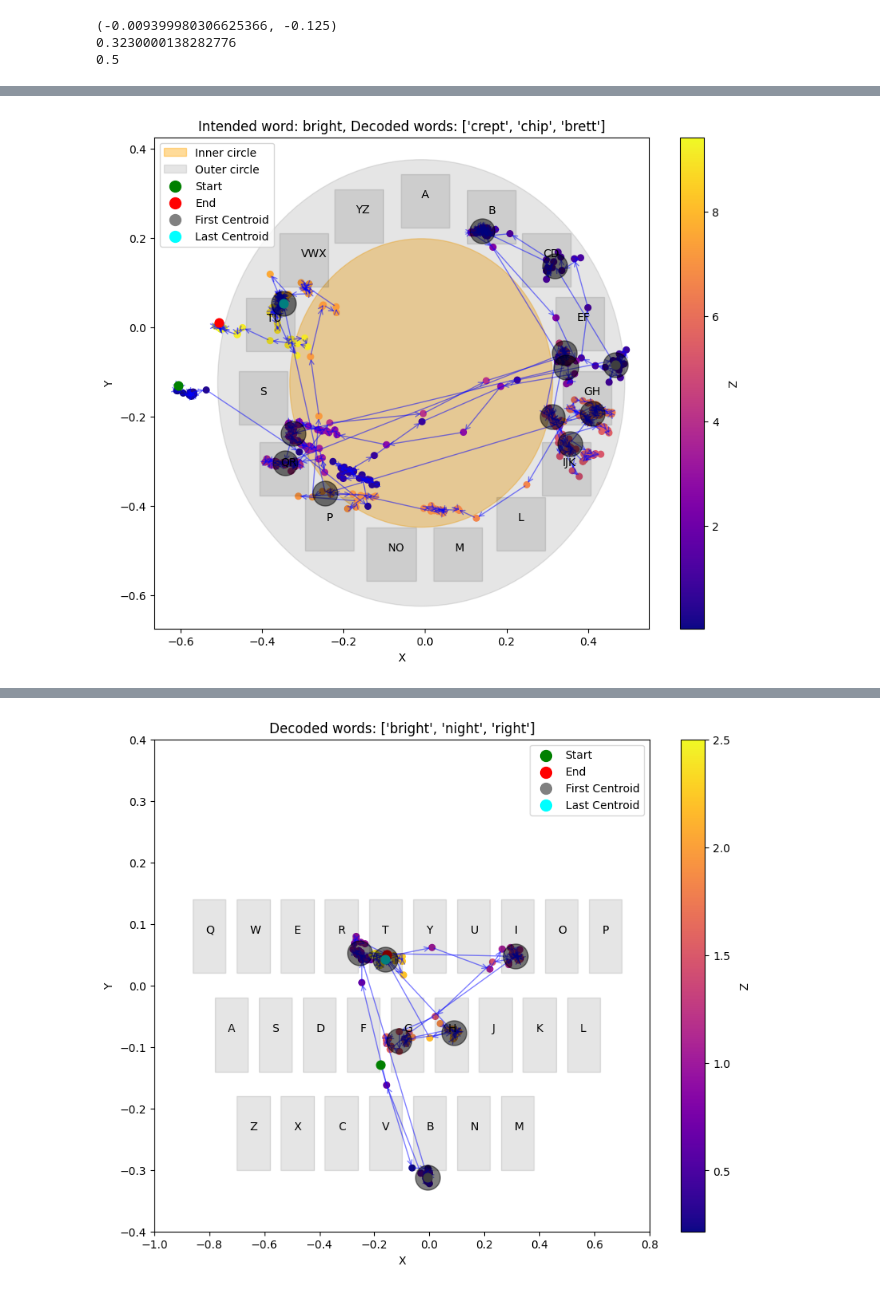
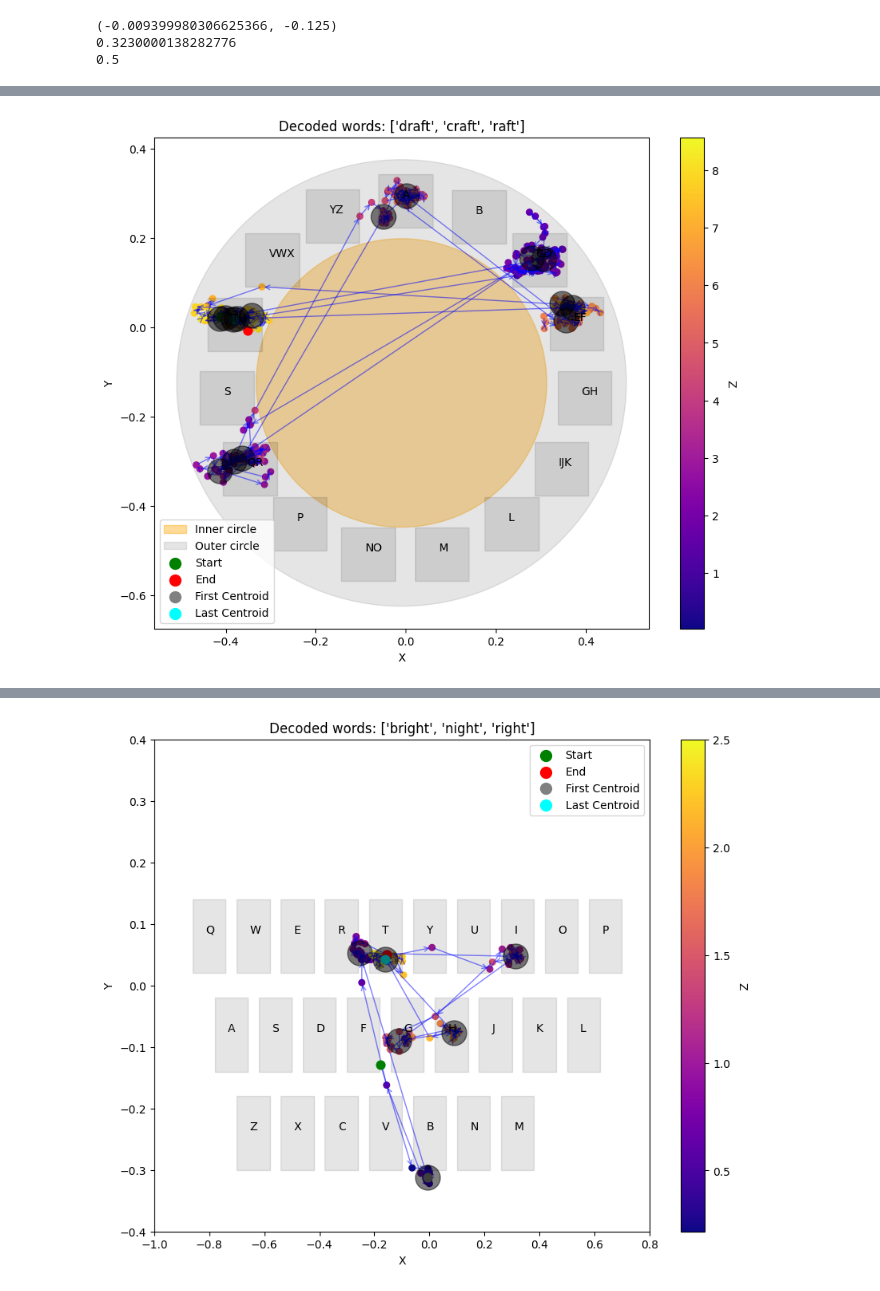
Before and after one commit to JoaoLucasMBC/swEYEpe-decoder, a Jupyter notebook: vis/visualizations.ipynb, the cells around one changed output, grey strips where cells are left out. Cells and saved outputs as stored; diff of their text form; code cells hidden in the pictures.

```diff
--- a/vis/visualizations.ipynb
+++ b/vis/visualizations.ipynb
@@ -364,3 +472,5 @@ def timeseries_scatter_plot(df, ax=None, scatter_kwargs={}, line_kwargs={},
+# %%
+all_words, centroids, key_positions_df, gaze_paths, top_words = ProcessEyeData("../eyeData/using for demo/eyeTracking2024-10-09 14-03-55.txt")
 # %%
 gaze_paths, top_words = GetGazePathsFromFile("../eyeData/using for demo/eyeTracking2024-10-09 14-03-55.txt")
 
@@ -410,11 +520,11 @@ with open("circleLayout.txt", "r") as f:
 # %%
 show_keys = True
 show_key_points = False
-i = 60
+i = 1
 show_gaze_points = True
-do_filter = False
+do_filter = True
 use_image = False
-use_truth = True
+use_truth = False
 show_centroids = True
 
 fig, ax = plt.subplots(figsize=(10, 8))
@@ -438,31 +548,31 @@ ax.add_patch(outer_circle)
 if (show_gaze_points):
     timeseries_scatter_plot(filtered_df, ax=ax,
                                 scatter_kwargs={'s': 30},
                                 line_kwargs={'c': 'gray', 'alpha': 0.5},
                                 start_color='green', end_color='red')
     cbar = plt.colorbar(ax.collections[0])
     cbar.set_label('Z', rotation=270, labelpad=15)
 if (use_image):
     img = plt.imread("circleKeyboard.PNG")
     ax.imshow(img, extent=[-0.75, 0.75, -0.9, 0.64])
 width = 0.12
 if (use_truth):
     ax.set_title("Intended word: " + truth[i] + ", Decoded words: " + str(top_words[i]))
 else:
     ax.set_title("Decoded words: " + str(top_words[i]))
 if (show_keys):
     for index, row in key_positions_df.iterrows():
         ax.annotate(index, row, xytext=(-3,3), textcoords='offset points', zorder=20)
         square = plt.Rectangle((row[0] - width/2, row[1] - width/2), width, width, color="black", alpha=0.1)
         ax.add_patch(square)
 
 if(show_centroids):
     ax.scatter(centroids[i]["x"], centroids[i]["y"], c="black", s=500, alpha = 0.5, zorder = 21)
     timeseries_scatter_plot(centroids[i], ax=ax,
                                 scatter_kwargs={'s': 30},
                                 line_kwargs={'c': 'gray', 'alpha': 0.5},
                                 start_color='grey', end_color='cyan',
                                 centroids = True)
 plt.show()
 # %% [output]
-[figure, old version]
+[figure, new version]
```
Also changed, not shown: parts of 36 cells of this notebook, 8 other files.
